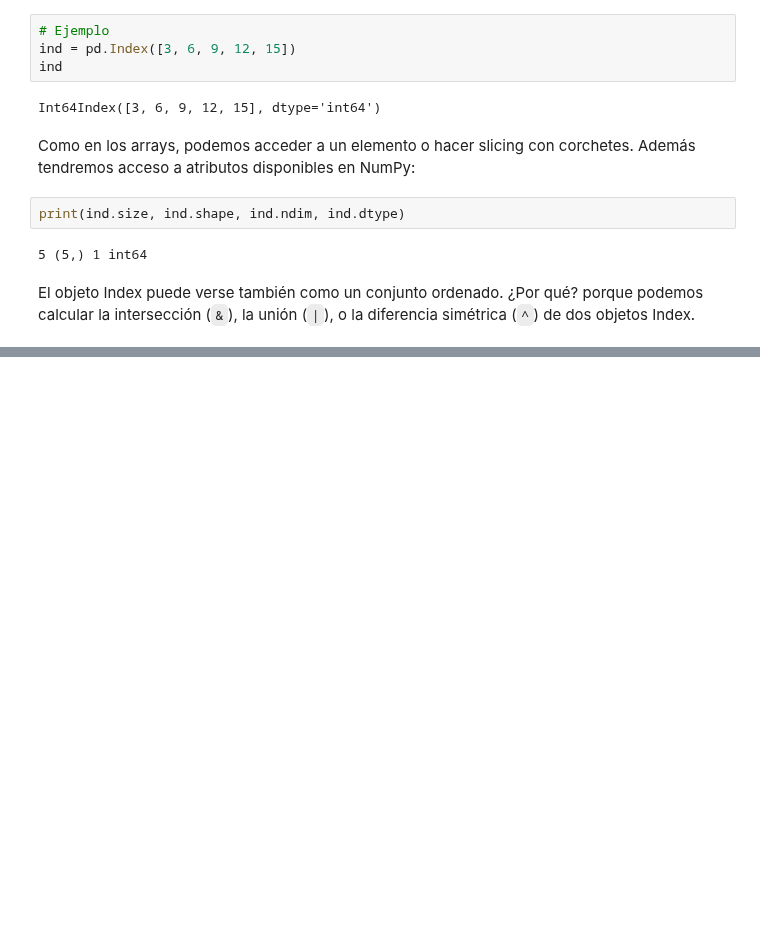
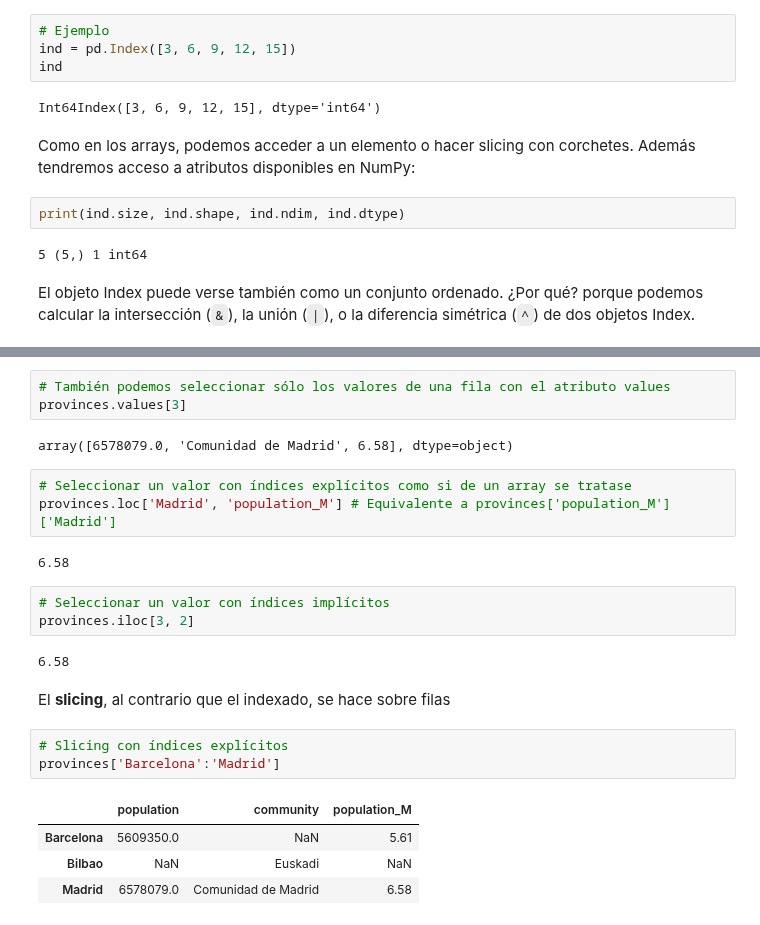
Before and after one commit to pyjaime/python3-101, a Jupyter notebook: python3_pandas_es.ipynb, the cells around one changed output, grey strips where cells are left out. Saved outputs shown, nothing was run; the diff lists cells and outputs as text; blank space fills up the shorter version.

```diff
--- a/python3_pandas_es.ipynb
+++ b/python3_pandas_es.ipynb
@@ -192,0 +316,25 @@ El objeto Index puede verse también como un conjunto ordenado. ¿Por qué? porq
+# %%
+# También podemos seleccionar sólo los valores de una fila con el atributo values
+provinces.values[3]
+# %% [output]
+array([6578079.0, 'Comunidad de Madrid', 6.58], dtype=object)
+# %%
+# Seleccionar un valor con índices explícitos como si de un array se tratase
+provinces.loc['Madrid', 'population_M'] # Equivalente a provinces['population_M']['Madrid']
+# %% [output]
+6.58
+# %%
+# Seleccionar un valor con índices implícitos
+provinces.iloc[3, 2]
+# %% [output]
+6.58
+# %% [markdown]
+El **slicing**, al contrario que el indexado, se hace sobre filas
+# %%
+# Slicing con índices explícitos
+provinces['Barcelona':'Madrid']
+# %% [output]
+|  | population | community | population_M |
+| Barcelona | 5609350.0 | NaN | 5.61 |
+| Bilbao | NaN | Euskadi | NaN |
+| Madrid | 6578079.0 | Comunidad de Madrid | 6.58 |
```
Also changed, not shown: parts of 43 cells of this notebook.
